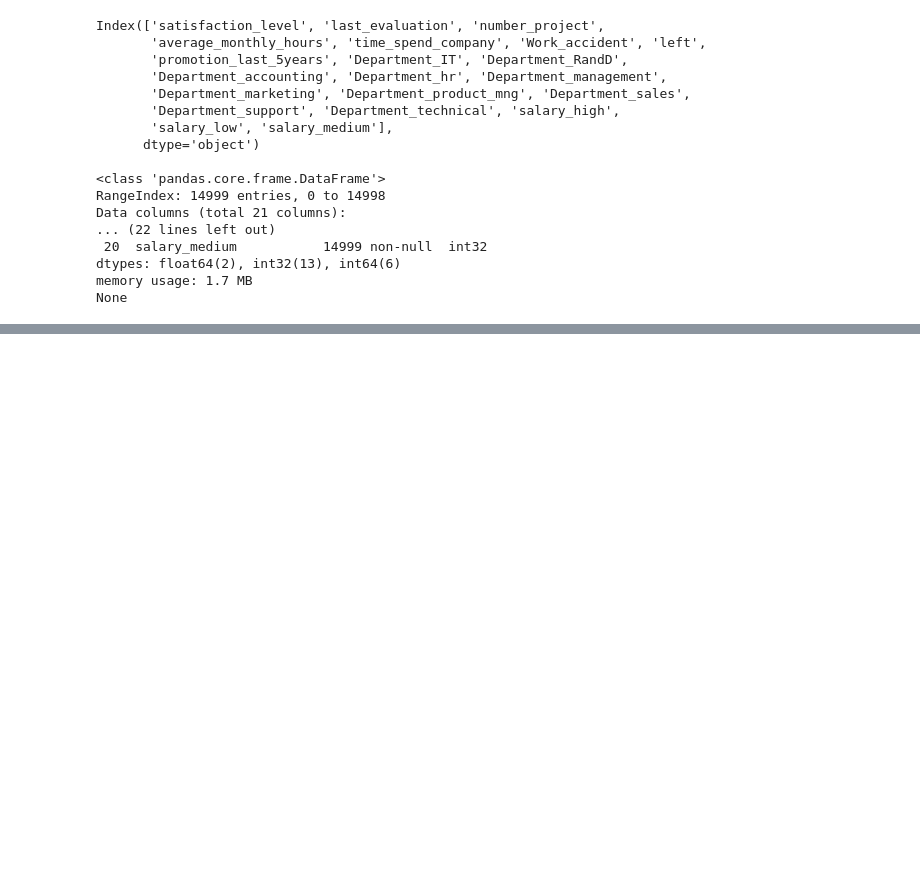
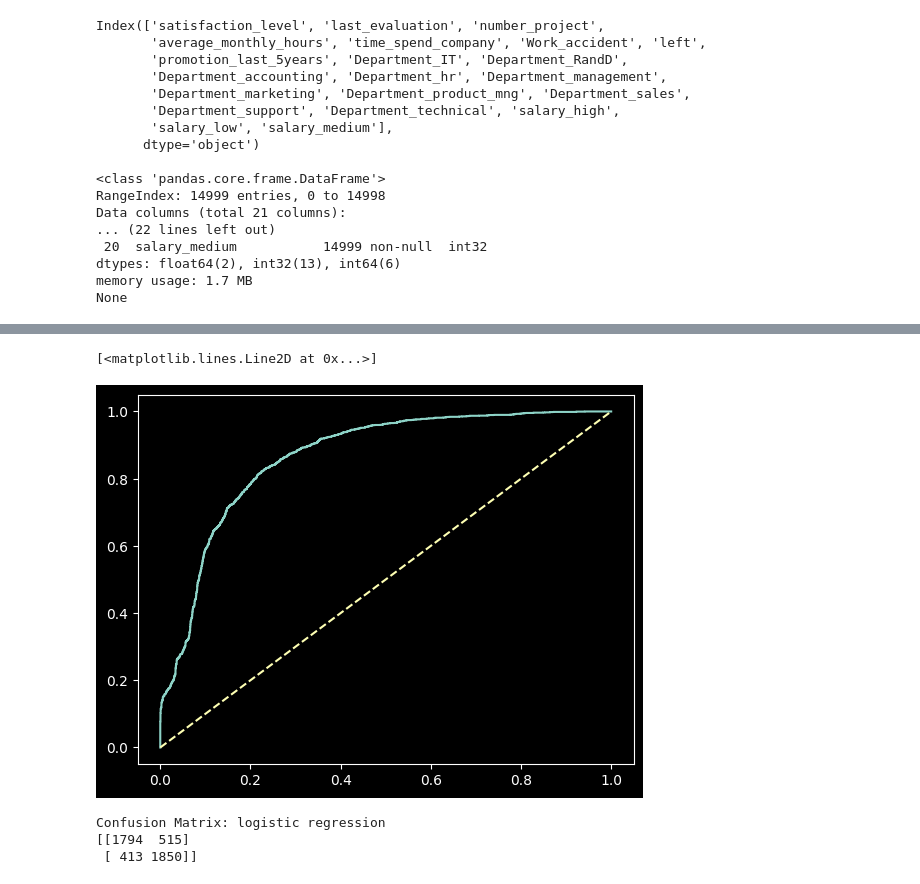
Before and after one commit to chai923/AIML, a Jupyter notebook: AIML_EmployeeTurnoverAnalysis_Project_CKazi.ipynb, the cells around one changed output, grey strips where cells are left out. Cells and saved outputs as stored; diff of their text form; code cells hidden in the pictures; blank space fills up the shorter version.

```diff
--- a/AIML_EmployeeTurnoverAnalysis_Project_CKazi.ipynb
+++ b/AIML_EmployeeTurnoverAnalysis_Project_CKazi.ipynb
@@ -325,0 +442,21 @@ kfolds = KFold(n_splits=5) #5-fold CV
+# %%
+y_predproba = logr.predict_proba(x_test)
+y_predproba_positive = y_predproba[:,1]
+
+fpr,tpr,thresholds = roc_curve(y_test,y_predproba_positive)
+roc_auc = auc(fpr,tpr)
+
+plt.plot(fpr,tpr)
+plt.plot([0,1],[0,1],linestyle='--') #read as (0,0) and (1,1)
+# %% [output]
+[<matplotlib.lines.Line2D at 0x...>]
+[figure, added]
+# %%
+cm = confusion_matrix(y_test, y_pred)
+
+print("Confusion Matrix: logistic regression")
+print(cm)
+# %% [output]
+Confusion Matrix: logistic regression
+[[1794  515]
+ [ 413 1850]]
```
Also changed, not shown: parts of 42 cells of this notebook.
